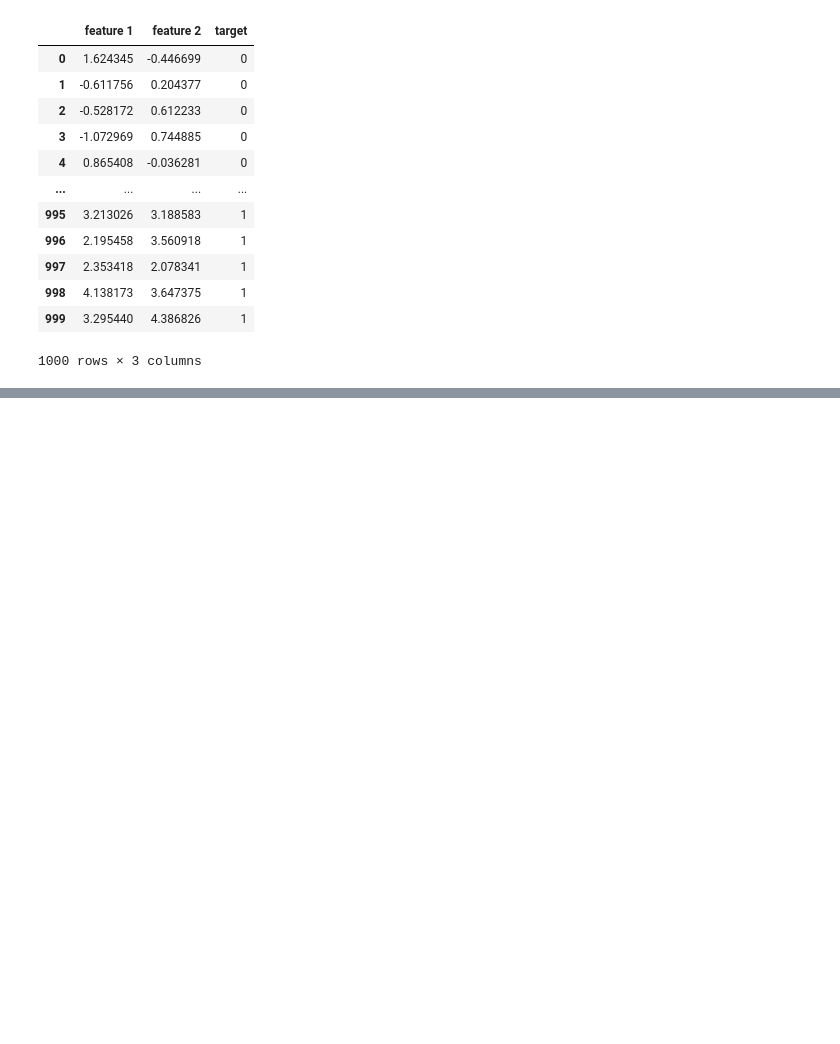
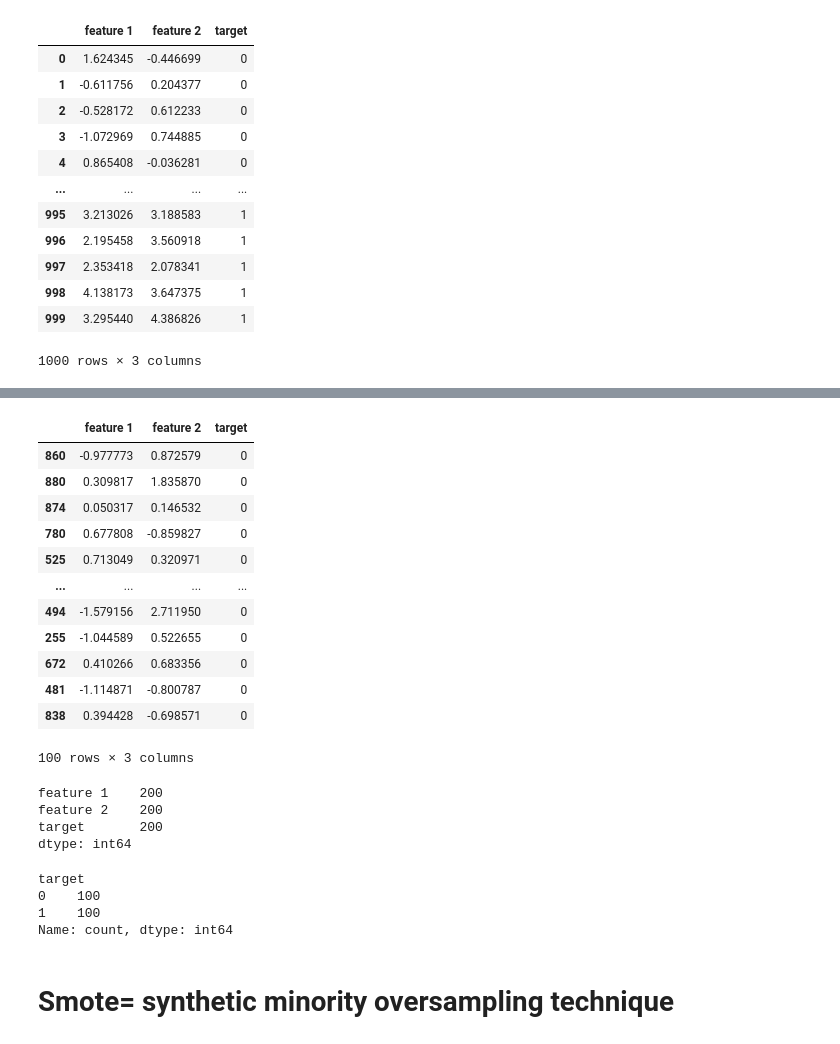
Before and after one commit to arybadj/machine-learning, a Jupyter notebook: sampling/app.ipynb, the cells around one changed output, grey strips where cells are left out. Drawn from its saved outputs; the diff is of its cells as text; code cells hidden in the pictures; blank space fills up the shorter version.

Commit message:
smote

```diff
--- a/sampling/app.ipynb
+++ b/sampling/app.ipynb
@@ -100,0 +201,18 @@ df
+# %%
+df_majority_downsampled=resample(df_majority,replace=False,n_samples=len(df_minority),random_state=1)
+# %%
+df_majority_downsampled
+# %% [output]
+|  | feature 1 | feature 2 | target |
+| 860 | -0.977773 | 0.872579 | 0 |
+| 880 | 0.309817 | 1.835870 | 0 |
+| 874 | 0.050317 | 0.146532 | 0 |
+| 780 | 0.677808 | -0.859827 | 0 |
+| 525 | 0.713049 | 0.320971 | 0 |
+| ... | ... | ... | ... |
+| 494 | -1.579156 | 2.711950 | 0 |
+| 255 | -1.044589 | 0.522655 | 0 |
+| 672 | 0.410266 | 0.683356 | 0 |
+| 481 | -1.114871 | -0.800787 | 0 |
+| 838 | 0.394428 | -0.698571 | 0 |
+100 rows × 3 columns
@@ -100,0 +221,16 @@ df
+# %%
+df_downsampling.count()
+# %% [output]
+feature 1    200
+feature 2    200
+target       200
+dtype: int64
+# %%
+df_downsampling.target.value_counts()
+# %% [output]
+target
+0    100
+1    100
+Name: count, dtype: int64
+# %% [markdown]
+# Smote= synthetic minority oversampling technique
```
Also changed, not shown: parts of 13 cells of this notebook.
